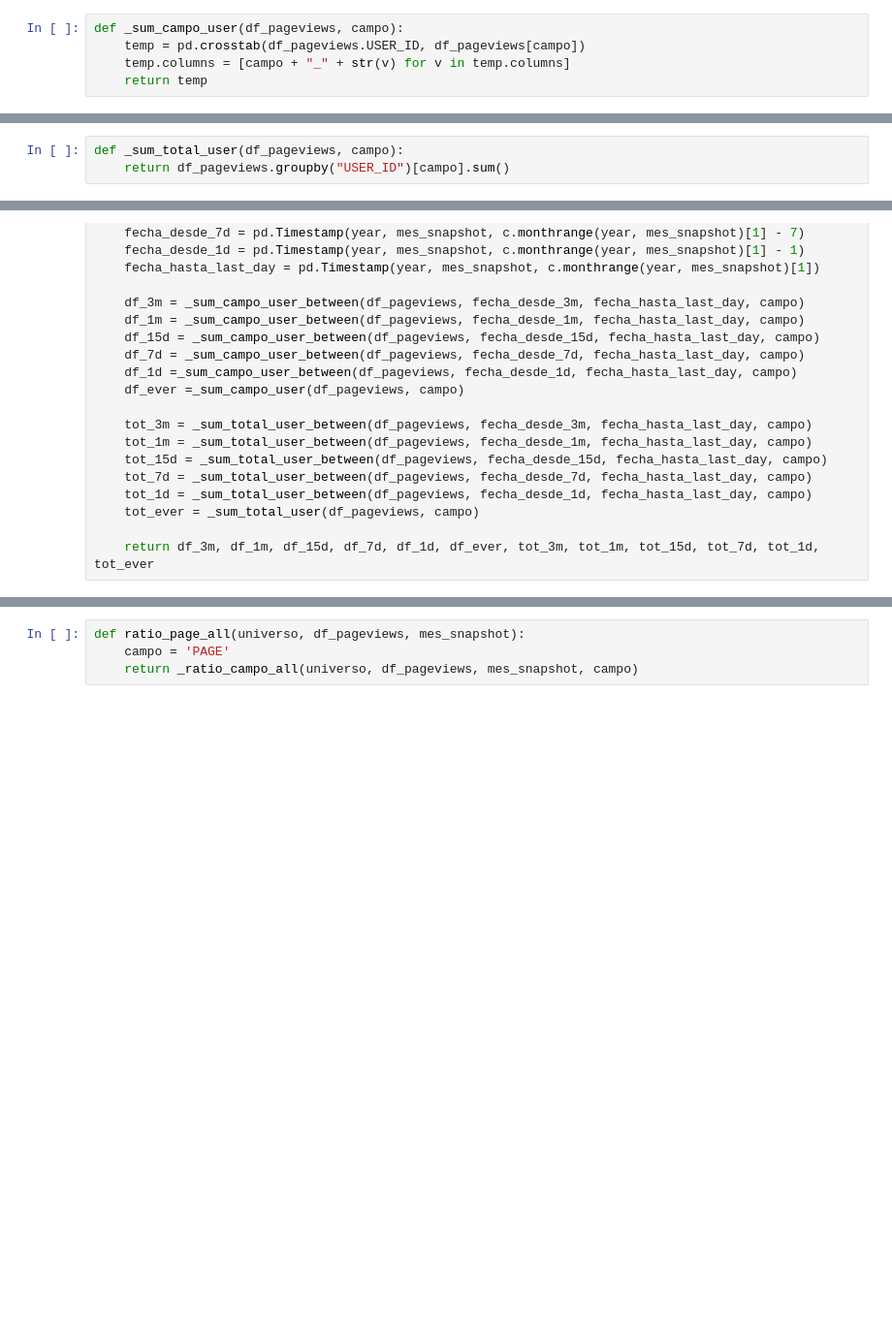
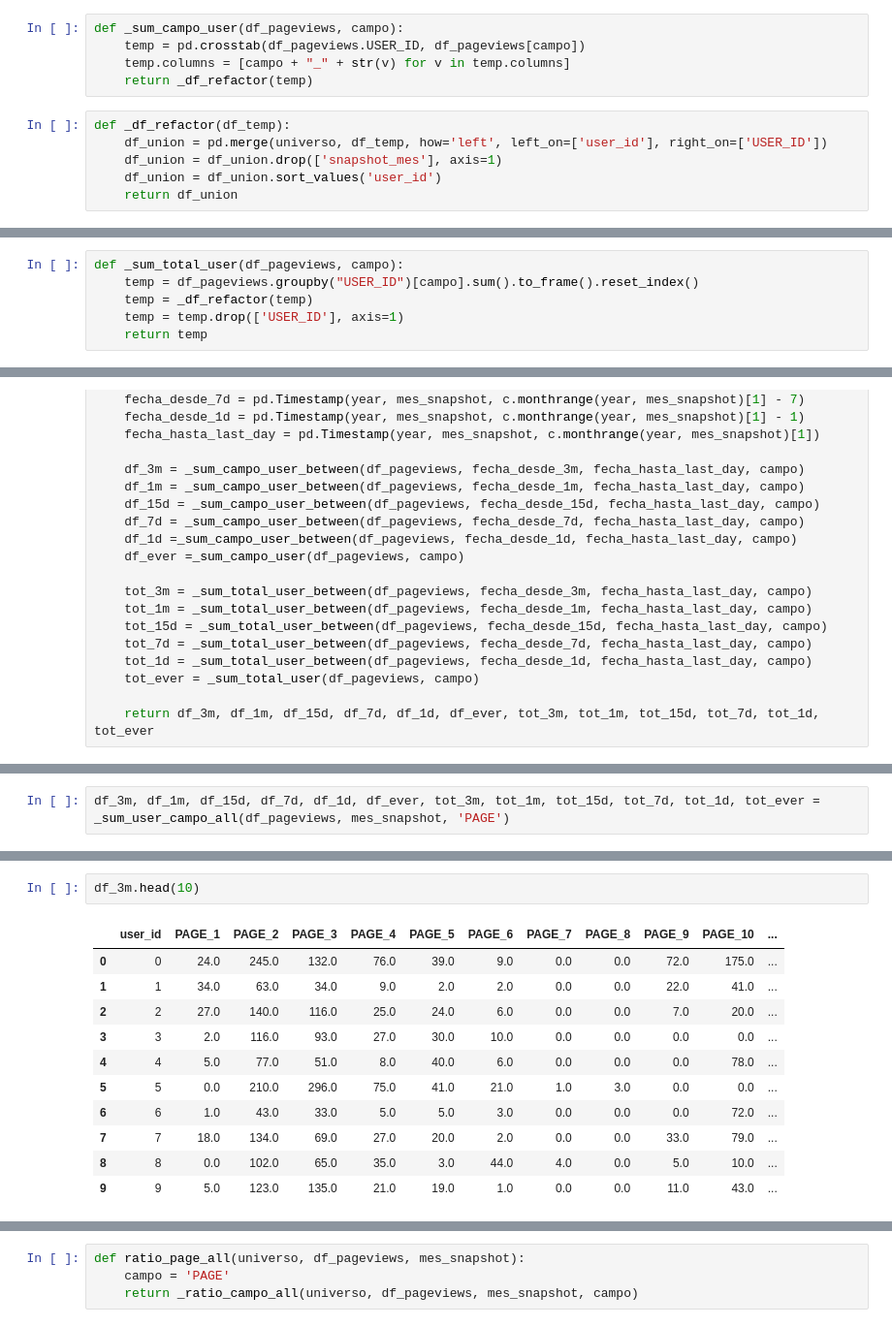
Before and after one commit to francomatiasferrari/ggal_dataton, a Jupyter notebook: funciones_LB.ipynb, the cells around one changed output, grey strips where cells are left out. Shown at 97% size. Drawn from its saved outputs; the diff is of its cells as text; blank space fills up the shorter version.

```diff
--- a/funciones_LB.ipynb
+++ b/funciones_LB.ipynb
@@ -22,7 +26,13 @@ universo = universo_train(df_pageviews)
 def _sum_campo_user(df_pageviews, campo):
     temp = pd.crosstab(df_pageviews.USER_ID, df_pageviews[campo])
     temp.columns = [campo + "_" + str(v) for v in temp.columns]
-    return temp
+    return _df_refactor(temp)
+# %%
+def _df_refactor(df_temp):
+    df_union = pd.merge(universo, df_temp, how='left', left_on=['user_id'], right_on=['USER_ID'])
+    df_union = df_union.drop(['snapshot_mes'], axis=1)
+    df_union = df_union.sort_values('user_id')
+    return df_union
 # %%
 def _sum_campo_user_between(df_pageviews, fecha_desde, fecha_hasta, campo):
     df = df_pageviews[fecha_desde <= df_pageviews['FEC_EVENT']]
@@ -30,7 +40,10 @@ def _sum_campo_user_between(df_pageviews, fecha_desde, fecha_hasta, campo):
     return _sum_campo_user(df, campo)
 # %%
 def _sum_total_user(df_pageviews, campo):
-    return df_pageviews.groupby("USER_ID")[campo].sum()
+    temp = df_pageviews.groupby("USER_ID")[campo].sum().to_frame().reset_index()
+    temp = _df_refactor(temp)
+    temp = temp.drop(['USER_ID'], axis=1)
+    return temp
 # %%
 def _sum_total_user_between(df_pageviews, fecha_desde, fecha_hasta, campo):
     df = df_pageviews[fecha_desde <= df_pageviews['FEC_EVENT']]
@@ -62,0 +154,2 @@ def _sum_user_campo_all(df_pageviews, mes_snapshot, campo):
+# %%
+df_3m, df_1m, df_15d, df_7d, df_1d, df_ever, tot_3m, tot_1m, tot_15d, tot_7d, tot_1d, tot_ever = _sum_user_campo_all(df_pageviews, mes_snapshot, 'PAGE')
@@ -123,0 +188,14 @@ def _ratio_campo_all(universo, df_pageviews, mes_snapshot, campo):
+# %%
+df_3m.head(10)
+# %% [output]
+|  | user_id | PAGE_1 | PAGE_2 | PAGE_3 | PAGE_4 | PAGE_5 | PAGE_6 | PAGE_7 | PAGE_8 | PAGE_9 | PAGE_10 | ... |
+| 0 | 0 | 24.0 | 245.0 | 132.0 | 76.0 | 39.0 | 9.0 | 0.0 | 0.0 | 72.0 | 175.0 | ... |
+| 1 | 1 | 34.0 | 63.0 | 34.0 | 9.0 | 2.0 | 2.0 | 0.0 | 0.0 | 22.0 | 41.0 | ... |
+| 2 | 2 | 27.0 | 140.0 | 116.0 | 25.0 | 24.0 | 6.0 | 0.0 | 0.0 | 7.0 | 20.0 | ... |
+| 3 | 3 | 2.0 | 116.0 | 93.0 | 27.0 | 30.0 | 10.0 | 0.0 | 0.0 | 0.0 | 0.0 | ... |
+| 4 | 4 | 5.0 | 77.0 | 51.0 | 8.0 | 40.0 | 6.0 | 0.0 | 0.0 | 0.0 | 78.0 | ... |
+| 5 | 5 | 0.0 | 210.0 | 296.0 | 75.0 | 41.0 | 21.0 | 1.0 | 3.0 | 0.0 | 0.0 | ... |
+| 6 | 6 | 1.0 | 43.0 | 33.0 | 5.0 | 5.0 | 3.0 | 0.0 | 0.0 | 0.0 | 72.0 | ... |
+| 7 | 7 | 18.0 | 134.0 | 69.0 | 27.0 | 20.0 | 2.0 | 0.0 | 0.0 | 33.0 | 79.0 | ... |
+| 8 | 8 | 0.0 | 102.0 | 65.0 | 35.0 | 3.0 | 44.0 | 4.0 | 0.0 | 5.0 | 10.0 | ... |
+| 9 | 9 | 5.0 | 123.0 | 135.0 | 21.0 | 19.0 | 1.0 | 0.0 | 0.0 | 11.0 | 43.0 | ... |
```
Also changed, not shown: parts of 14 cells of this notebook, 1 other file.
